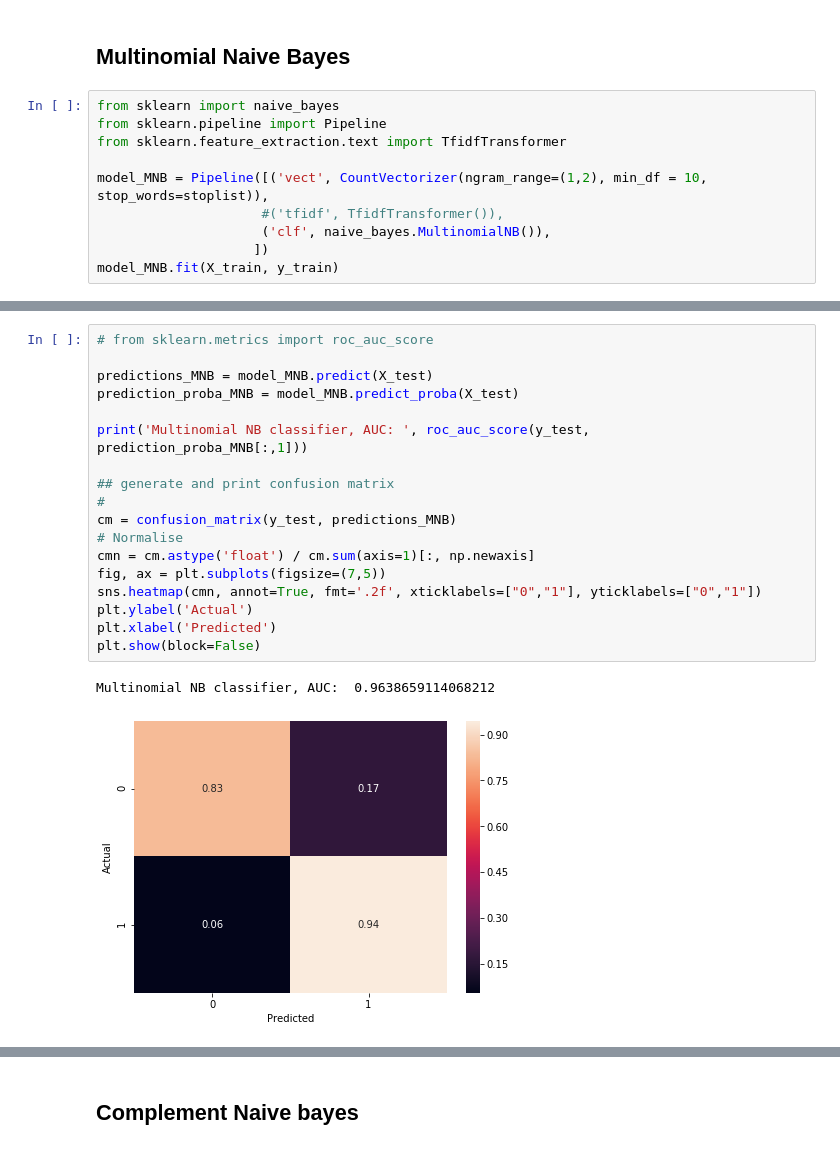
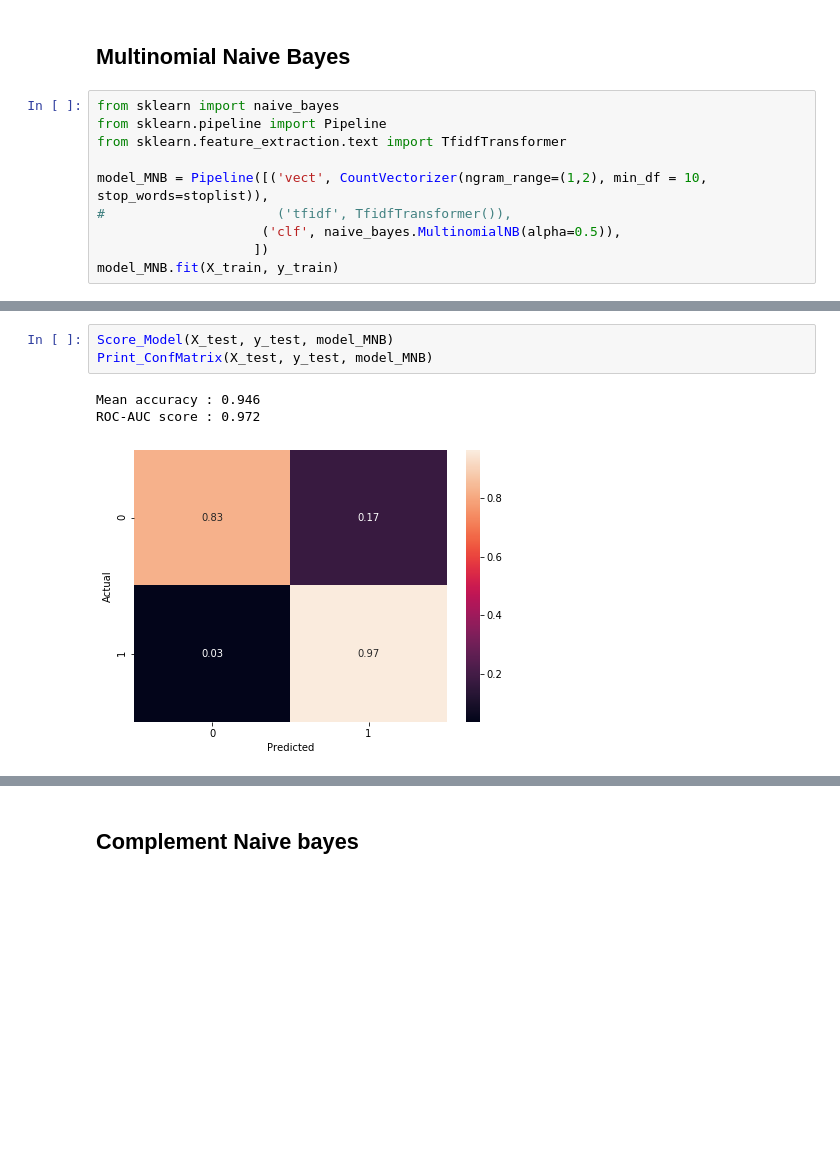
Before and after one commit to mycheong/NLP-SentimentAnalysis, a Jupyter notebook: Sentiment_MovieReviewsFinnish.ipynb, the cells around one changed output, grey strips where cells are left out. Drawn from its saved outputs; the diff is of its cells as text; blank space fills up the shorter version.

```diff
--- a/Sentiment_MovieReviewsFinnish.ipynb
+++ b/Sentiment_MovieReviewsFinnish.ipynb
@@ -301,8 +329,8 @@ from sklearn.pipeline import Pipeline
 from sklearn.feature_extraction.text import TfidfTransformer
 
 model_MNB = Pipeline([('vect', CountVectorizer(ngram_range=(1,2), min_df = 10, stop_words=stoplist)),
-                     #('tfidf', TfidfTransformer()),
-                     ('clf', naive_bayes.MultinomialNB()),
+#                      ('tfidf', TfidfTransformer()),
+                     ('clf', naive_bayes.MultinomialNB(alpha=0.5)),
                     ])
 model_MNB.fit(X_train, y_train)
 # %% [output]
@@ -325,25 +353,11 @@ Pipeline(memory=None,
          verbose=False)
-# %%
-# from sklearn.metrics import roc_auc_score
-
-predictions_MNB = model_MNB.predict(X_test)
-prediction_proba_MNB = model_MNB.predict_proba(X_test)
-
-print('Multinomial NB classifier, AUC: ', roc_auc_score(y_test, prediction_proba_MNB[:,1]))
-
-## generate and print confusion matrix
-#
-cm = confusion_matrix(y_test, predictions_MNB)
-# Normalise
-cmn = cm.astype('float') / cm.sum(axis=1)[:, np.newaxis]
-fig, ax = plt.subplots(figsize=(7,5))
-sns.heatmap(cmn, annot=True, fmt='.2f', xticklabels=["0","1"], yticklabels=["0","1"])
-plt.ylabel('Actual')
-plt.xlabel('Predicted')
-plt.show(block=False)
-# %% [output]
-Multinomial NB classifier, AUC:  0.9638659114068212
-[figure, removed]
+# %%
+Score_Model(X_test, y_test, model_MNB)
+Print_ConfMatrix(X_test, y_test, model_MNB)
+# %% [output]
+Mean accuracy : 0.946
+ROC-AUC score : 0.972
+[figure, added]
 # %%
 predict = model_MNB.predict(['tosi surkea'])
 predict
```
Also changed, not shown: parts of 35 cells of this notebook.
